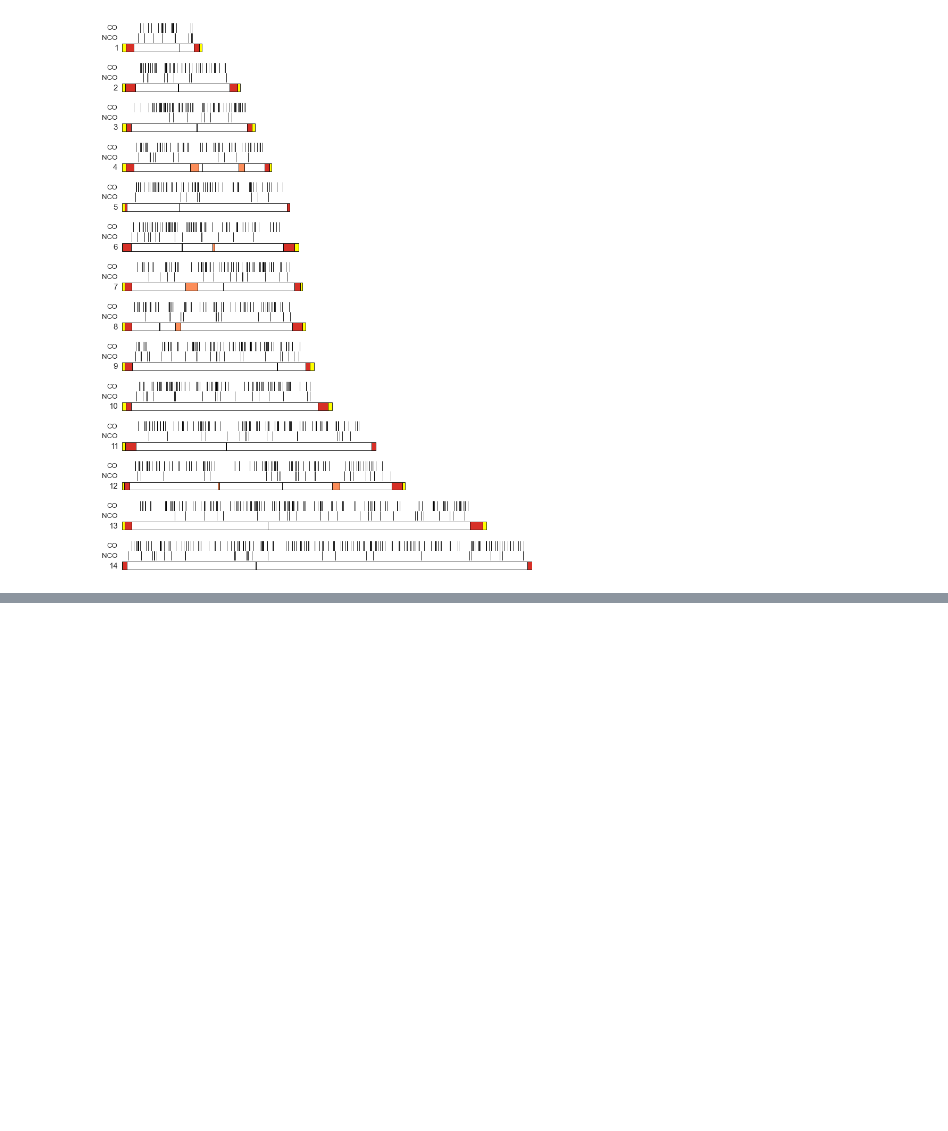
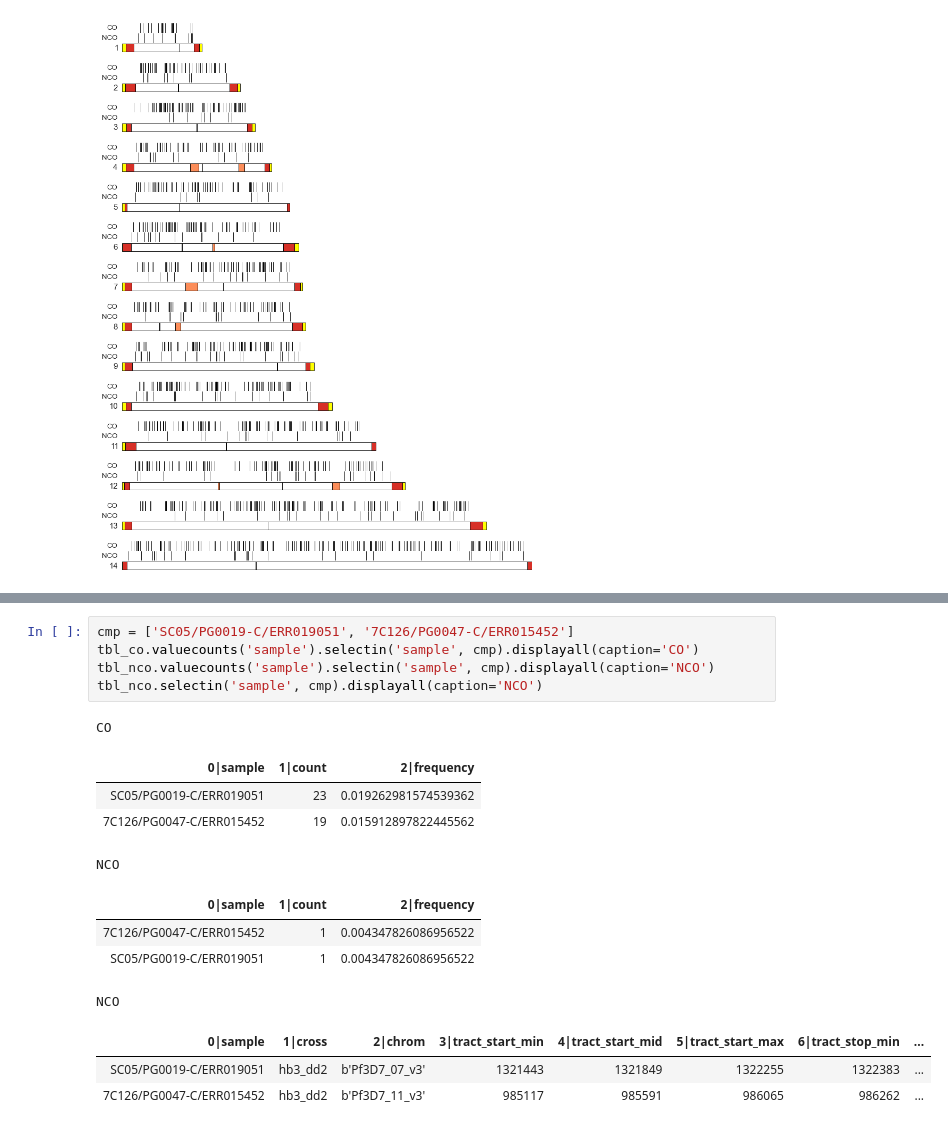
Before and after one commit to wtchg-kwiatkowski/pfx-paper-2015, a Jupyter notebook: supplementary/notebooks/recombination_events.ipynb, the cells around one changed output, grey strips where cells are left out. Drawn from its saved outputs; the diff is of its cells as text; blank space fills up the shorter version.

```diff
--- a/supplementary/notebooks/recombination_events.ipynb
+++ b/supplementary/notebooks/recombination_events.ipynb
@@ -217,0 +218,18 @@ fig.tight_layout()
+# %%
+cmp = ['SC05/PG0019-C/ERR019051', '7C126/PG0047-C/ERR015452']
+tbl_co.valuecounts('sample').selectin('sample', cmp).displayall(caption='CO')
+tbl_nco.valuecounts('sample').selectin('sample', cmp).displayall(caption='NCO')
+tbl_nco.selectin('sample', cmp).displayall(caption='NCO')
+# %% [output]
+CO
+| 0|sample | 1|count | 2|frequency |
+| SC05/PG0019-C/ERR019051 | 23 | 0.019262981574539362 |
+| 7C126/PG0047-C/ERR015452 | 19 | 0.015912897822445562 |
+NCO
+| 0|sample | 1|count | 2|frequency |
+| 7C126/PG0047-C/ERR015452 | 1 | 0.004347826086956522 |
+| SC05/PG0019-C/ERR019051 | 1 | 0.004347826086956522 |
+NCO
+| 0|sample | 1|cross | 2|chrom | 3|tract_start_min | 4|tract_start_mid | 5|tract_start_max | 6|tract_stop_min | ... |
+| SC05/PG0019-C/ERR019051 | hb3_dd2 | b'Pf3D7_07_v3' | 1321443 | 1321849 | 1322255 | 1322383 | ... |
+| 7C126/PG0047-C/ERR015452 | hb3_dd2 | b'Pf3D7_11_v3' | 985117 | 985591 | 986065 | 986262 | ... |
```
Also changed, not shown: parts of 2 cells of this notebook.
